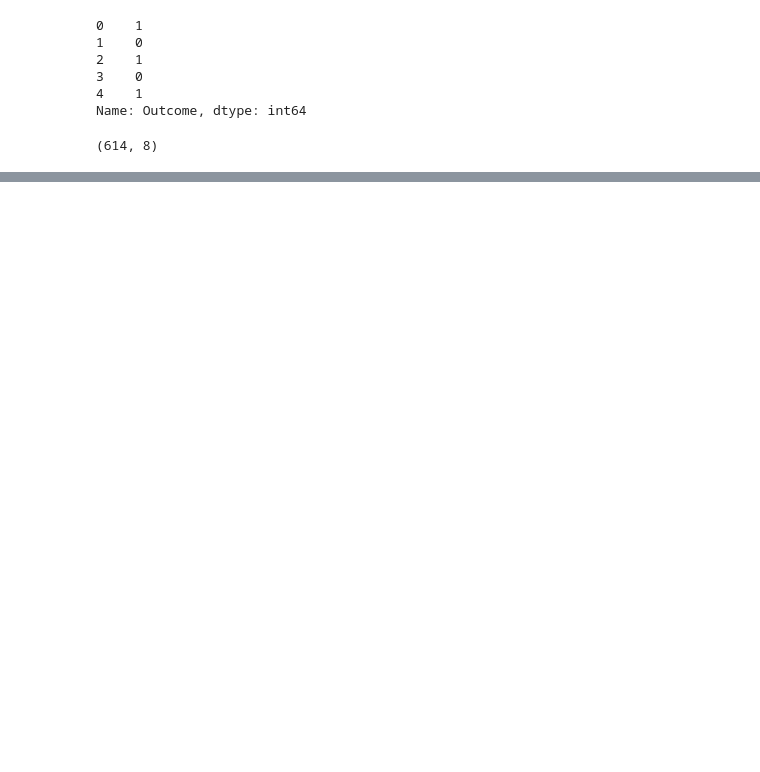
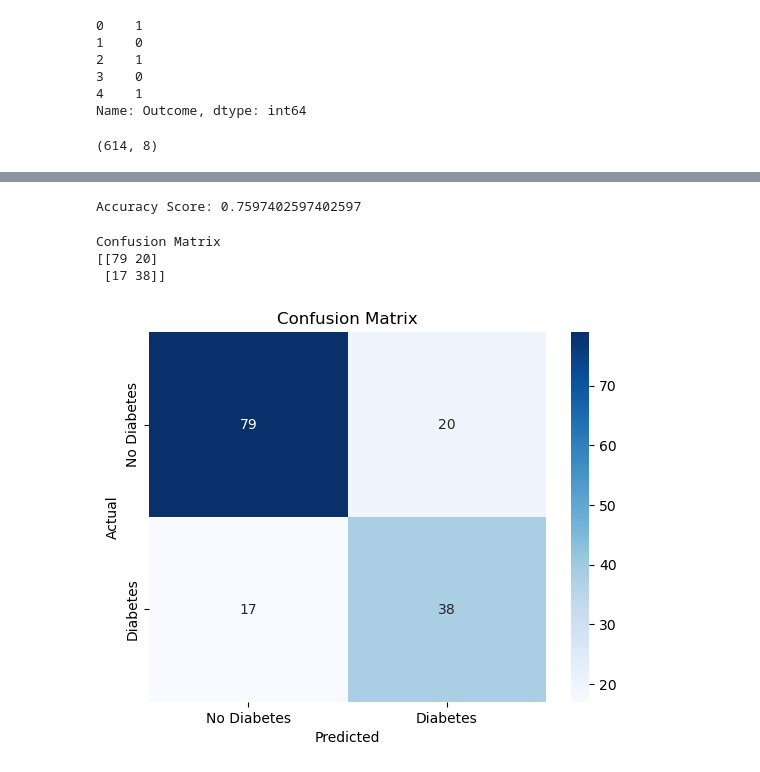
Before and after one commit to Piyushthug/GenAI, a Jupyter notebook: DiabetesANN.ipynb, the cells around one changed output, grey strips where cells are left out. Saved outputs shown, nothing was run; the diff lists cells and outputs as text; code cells hidden in the pictures; blank space fills up the shorter version.

```diff
--- a/DiabetesANN.ipynb
+++ b/DiabetesANN.ipynb
@@ -52,3 +79,10 @@ x_train,x_test,y_train,y_test=train_test_split(x,y,test_size=0.20)
+# %%
+from sklearn.preprocessing import StandardScaler
+
+scaler = StandardScaler()
+
+x_train = scaler.fit_transform(x_train)
+x_test = scaler.transform(x_test)
 # %%
 x_train.shape
 # %% [output]
@@ -71,6 +121,6 @@ model.compile(
 )
 # %%
 
-model.fit(x_train,y_train,epochs=50,batch_size=8)
+history = model.fit(x_train,y_train,epochs=50,batch_size=8)
 # %% [output]
 Epoch 1/50
@@ -105,4 +161,6 @@ y_pred=model.predict(x_test)
 # %%
 
-print(y_pred)
+y_pred_binary = (y_pred > 0.5).astype(int)
+
+print(y_pred_binary)
 # %% [output]
@@ -125,0 +184,38 @@ print(y_pred)
+# %%
+from sklearn.metrics import accuracy_score
+
+accuracy = accuracy_score(y_test, y_pred_binary)
+
+print("Accuracy Score:", accuracy)
+# %% [output]
+Accuracy Score: 0.7597402597402597
+# %%
+from sklearn.metrics import confusion_matrix
+
+cm = confusion_matrix(y_test, y_pred_binary)
+
+print("Confusion Matrix")
+print(cm)
+# %% [output]
+Confusion Matrix
+[[79 20]
+ [17 38]]
+# %%
+import seaborn as sns
+import matplotlib.pyplot as plt
+
+sns.heatmap(
+    cm,
+    annot=True,
+    fmt="d",
+    cmap="Blues",
+    xticklabels=["No Diabetes", "Diabetes"],
+    yticklabels=["No Diabetes", "Diabetes"]
+)
+
+plt.xlabel("Predicted")
+plt.ylabel("Actual")
+plt.title("Confusion Matrix")
+plt.show()
+# %% [output]
+[figure, added]
```
Also changed, not shown: parts of 8 cells of this notebook.
